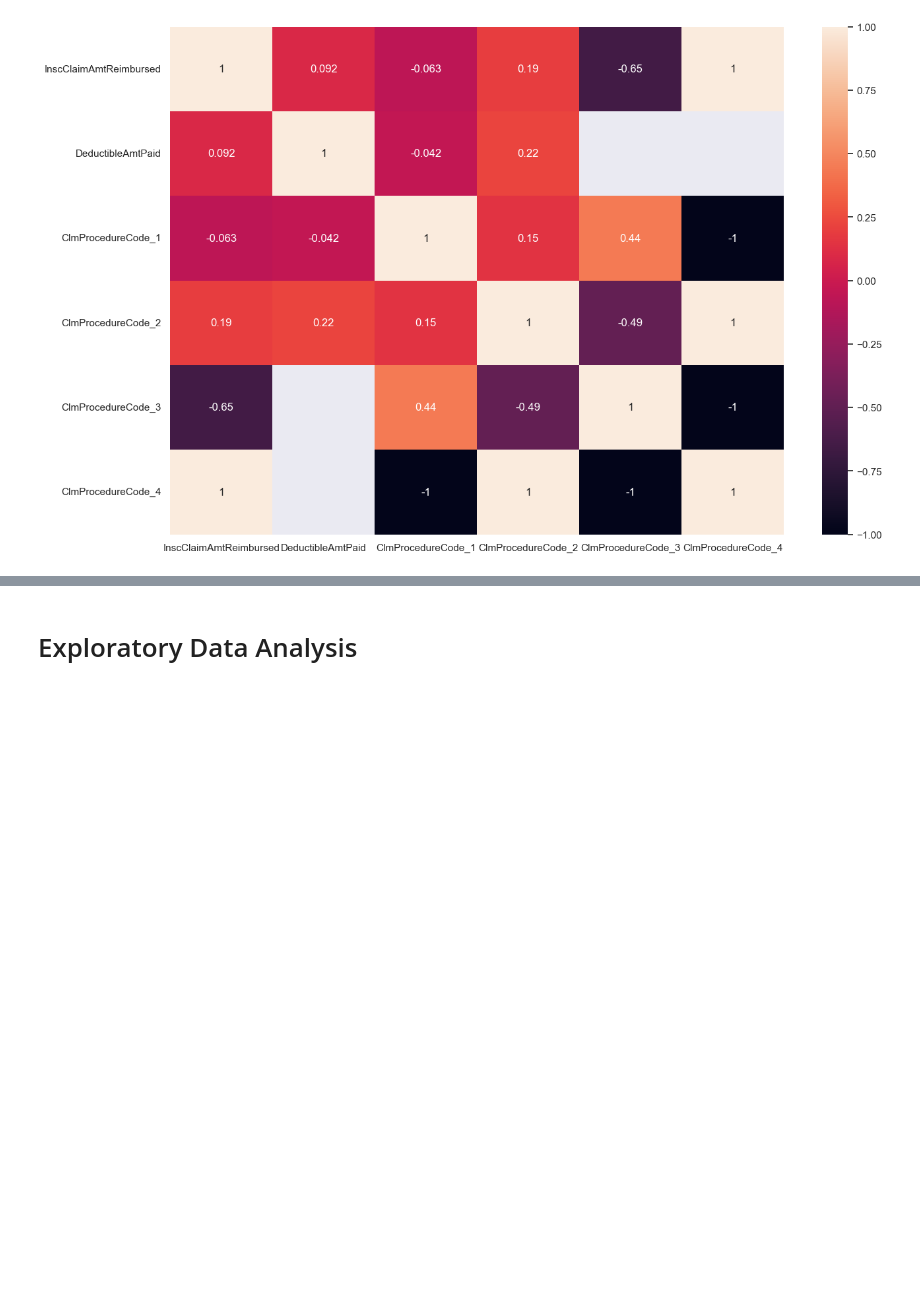
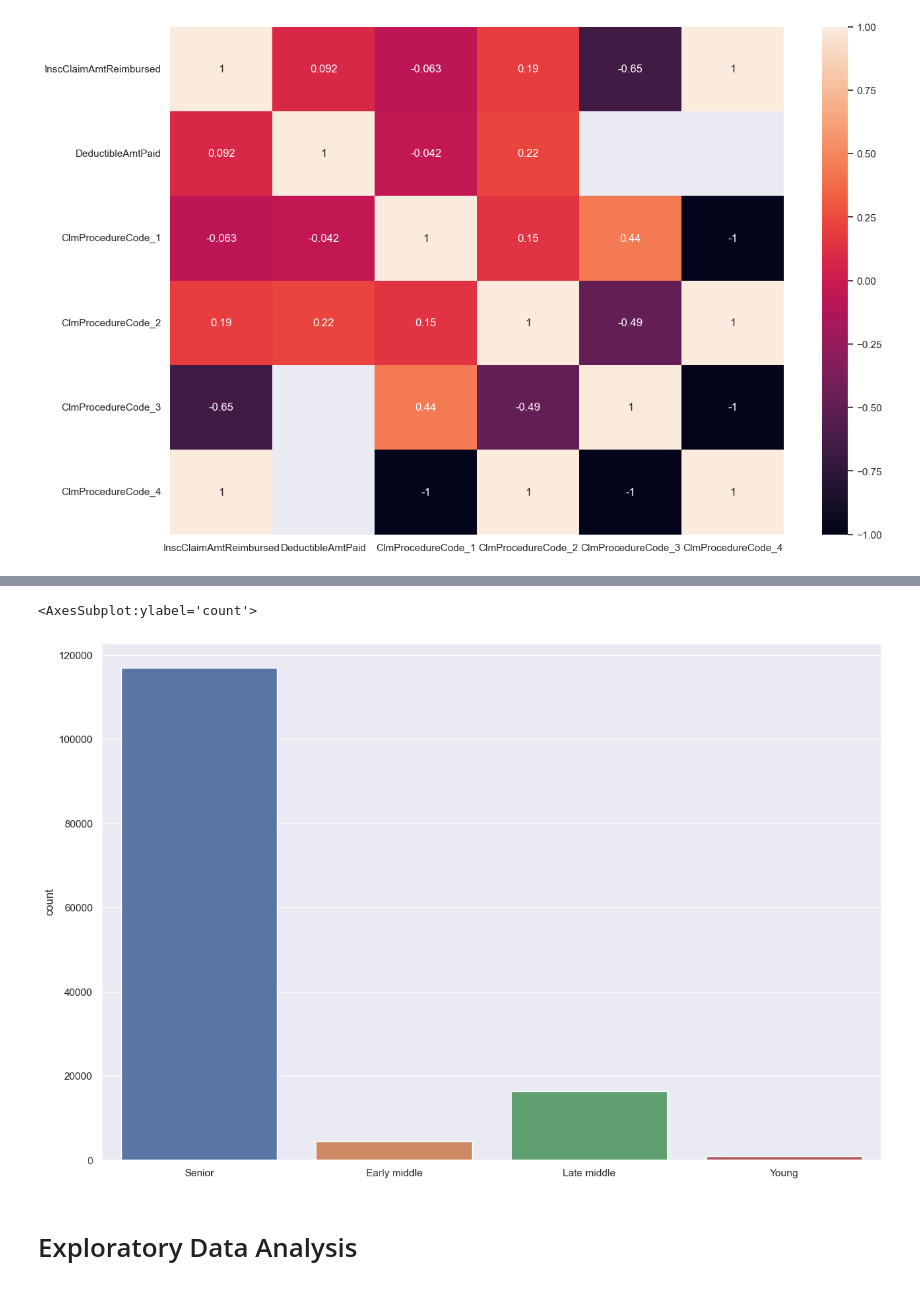
Before and after one commit to evkumar71/DataScience, a Jupyter notebook: Healtcare_fraud_detection.ipynb, the cells around one changed output, grey strips where cells are left out. Cells and saved outputs as stored; diff of their text form; code cells hidden in the pictures; blank space fills up the shorter version.

```diff
--- a/Healtcare_fraud_detection.ipynb
+++ b/Healtcare_fraud_detection.ipynb
@@ -77,3 +93,18 @@ sns.heatmap(df_bene_corr, annot=True)
+# %%
+bene_age_tier = [
+    (df_bene['Age'] <= 30),
+    (df_bene['Age'] > 30) & (df_bene['Age'] <= 45),
+    (df_bene['Age'] > 45) & (df_bene['Age'] <= 64),
+    (df_bene['Age'] >= 65)
+    ]
+# %%
+bene_age = df_bene['Age']
+bene_age = np.select(bene_age_tier, ['Young', 'Early middle' ,'Late middle', 'Senior'])
+# %%
+sns.countplot(x=bene_age)
+# %% [output]
+<AxesSubplot:ylabel='count'>
+[figure, added]
 # %% [markdown]
 # Exploratory Data Analysis
 # %% [markdown]
```
Also changed, not shown: parts of 7 cells of this notebook.
